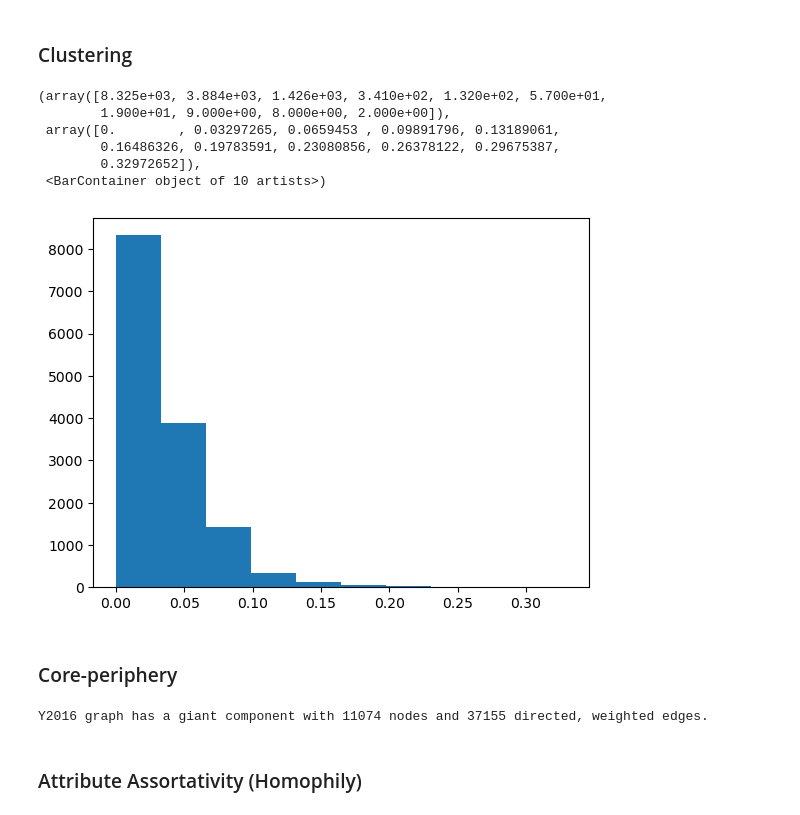
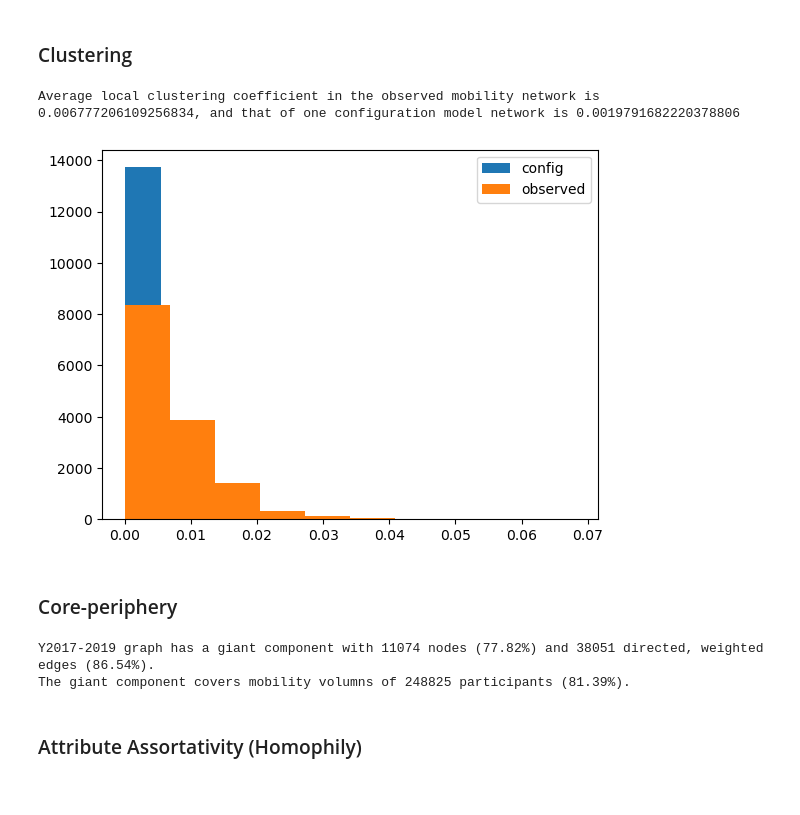
Before and after one commit to Cristiana-Cocheci/CompSocialScience_Erasmus, a Jupyter notebook: scripts/orgnet_properties.ipynb, the cells around one changed output. Cells and saved outputs as stored; diff of their text form; code cells hidden in the pictures.

Commit message:
revise helpers and plots for organization nets + propeties and temporal analysis of country nets

```diff
--- a/scripts/orgnet_properties.ipynb
+++ b/scripts/orgnet_properties.ipynb
@@ -13,5 +24,7 @@ from helpers import read_ka2_graphml, digraph_config_model, language_similarity,
 # %% [markdown]
 ## Load the network
 # %%
-G = read_ka2_graph(years=np.arange(2017, 2020, 1), graph_dir='../data/ka2_graphs/', fname_prefix='ka2_mobility_network_org_')
+start = 2017
+end = 2019
+G = read_ka2_graphml(years=np.arange(start, end+1, 1), graph_dir='../data/ka2_graphs/', fname_prefix='ka2_mobility_network_org_')
 # %% [output]
@@ -122,24 +167,35 @@ Degrees follow a long-tail distribution with high heterogenity, similar to edge
 ### Clustering
 # %%
 cluster_coef = nx.clustering(G, weight="weight")
+rand_cluster_coef = nx.clustering(randG, weight='weight')
+# %%
+print(f'Average local clustering coefficient in the observed mobility network is {np.mean(list(cluster_coef.values()))}, and that of one configuration model network is {np.mean(list(rand_cluster_coef.values()))}')
+# %% [output]
+Average local clustering coefficient in the observed mobility network is 0.006777206109256834, and that of one configuration model network is 0.0019791682220378806
 # %%
-plt.hist(cluster_coef.values())
+plt.hist(rand_cluster_coef.values(), label='config')
+plt.hist(cluster_coef.values(), label='observed')
+plt.legend()
+plt.show()
 # %% [output]
-(array([8.325e+03, 3.884e+03, 1.426e+03, 3.410e+02, 1.320e+02, 5.700e+01,
-        1.900e+01, 9.000e+00, 8.000e+00, 2.000e+00]),
- array([0.        , 0.03297265, 0.0659453 , 0.09891796, 0.13189061,
-        0.16486326, 0.19783591, 0.23080856, 0.26378122, 0.29675387,
-        0.32972652]),
- <BarContainer object of 10 artists>)
-[figure, old version]
+[figure, new version]
 # %% [markdown]
 ### Core-periphery
 # %%
 core = max(nx.weakly_connected_components(G), key=len)
 core = G.subgraph(core)
-print(f'Y{year} graph has a giant component with {core.number_of_nodes()} nodes and {core.number_of_edges()} {directed}, {weighted} edges.')
+
+core_mobility_vol = sum(nx.get_edge_attributes(core, 'weight').values())
+G_mobility_vol = sum(nx.get_edge_attributes(G, 'weight').values())
+
+directed = 'directed' if core.is_directed() else 'undirected'
+weighted = 'weighted' if nx.is_weighted(core) else 'unweighted'
+
+print(f'Y{start}-{end} graph has a giant component with {core.number_of_nodes()} nodes ({len(core)/len(G)*100:.2f}%) and {core.number_of_edges()} {directed}, {weighted} edges ({core.number_of_edges()/G.number_of_edges()*100:.2f}%). ')
+print(f'The giant component covers mobility volumns of {core_mobility_vol} participants ({core_mobility_vol/G_mobility_vol*100:.2f}%).')
 # %% [output]
-Y2016 graph has a giant component with 11074 nodes and 37155 directed, weighted edges.
+Y2017-2019 graph has a giant component with 11074 nodes (77.82%) and 38051 directed, weighted edges (86.54%).
+The giant component covers mobility volumns of 248825 participants (81.39%).
 # %% [markdown]
 ### Attribute Assortativity (Homophily)
 # %% [markdown]
```
Also changed, not shown: parts of 24 cells of this notebook, 2 other files.
